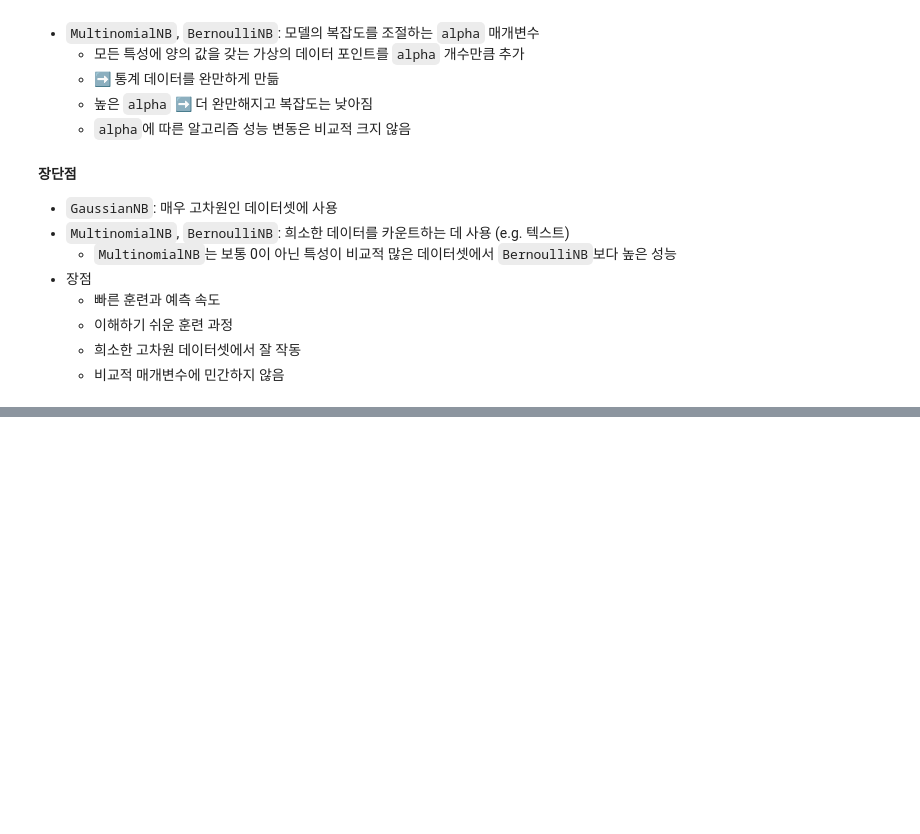
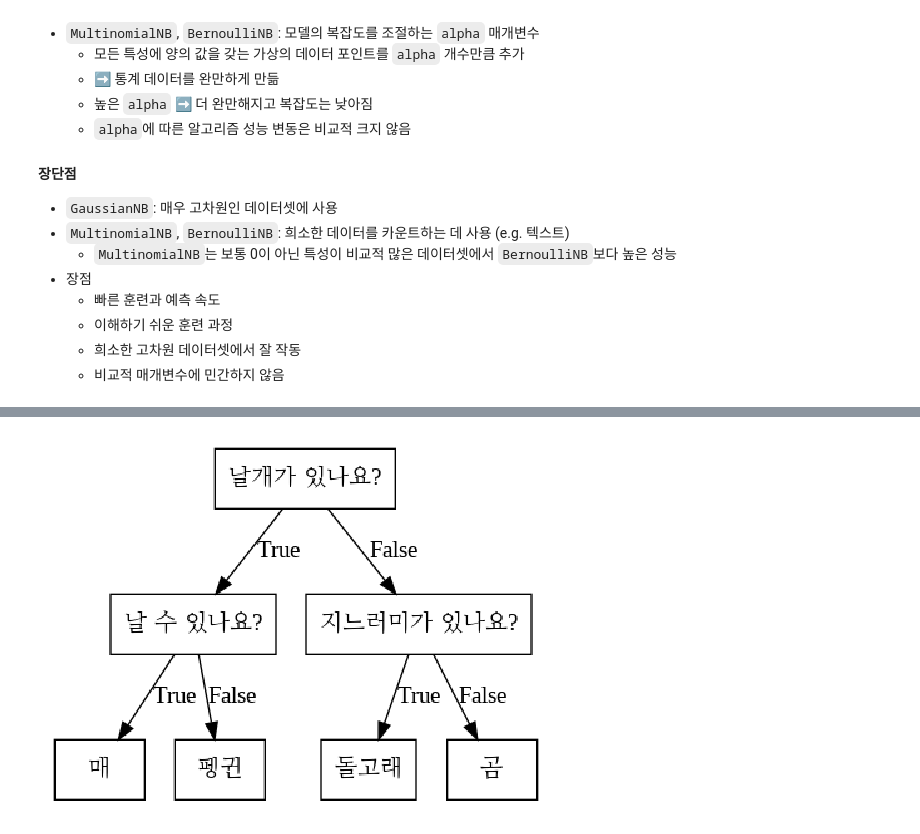
Before and after one commit to tjdux/Introduction-to-Machine-Learning-with-Python, a Jupyter notebook: 02_3_지도학습_알고리즘.ipynb, the cells around one changed output, grey strips where cells are left out. Cells and saved outputs as stored; diff of their text form; code cells hidden in the pictures; blank space fills up the shorter version.

```diff
--- a/02_3_지도학습_알고리즘.ipynb
+++ b/02_3_지도학습_알고리즘.ipynb
@@ -983,0 +988,5 @@ print(f"특성 카운트:\n{counts}")
+# %%
+# 세 개의 특성 (날개 유무, 비행 가능 여부, 지느러미 유무)를 사용해 네 개의 클래스 (매, 펭귄, 돌고래, 곰)을 구분하는 모델
+mglearn.plots.plot_animal_tree()
+# %% [output]
+[figure, added]
```
Also changed, not shown: parts of 22 cells of this notebook.
